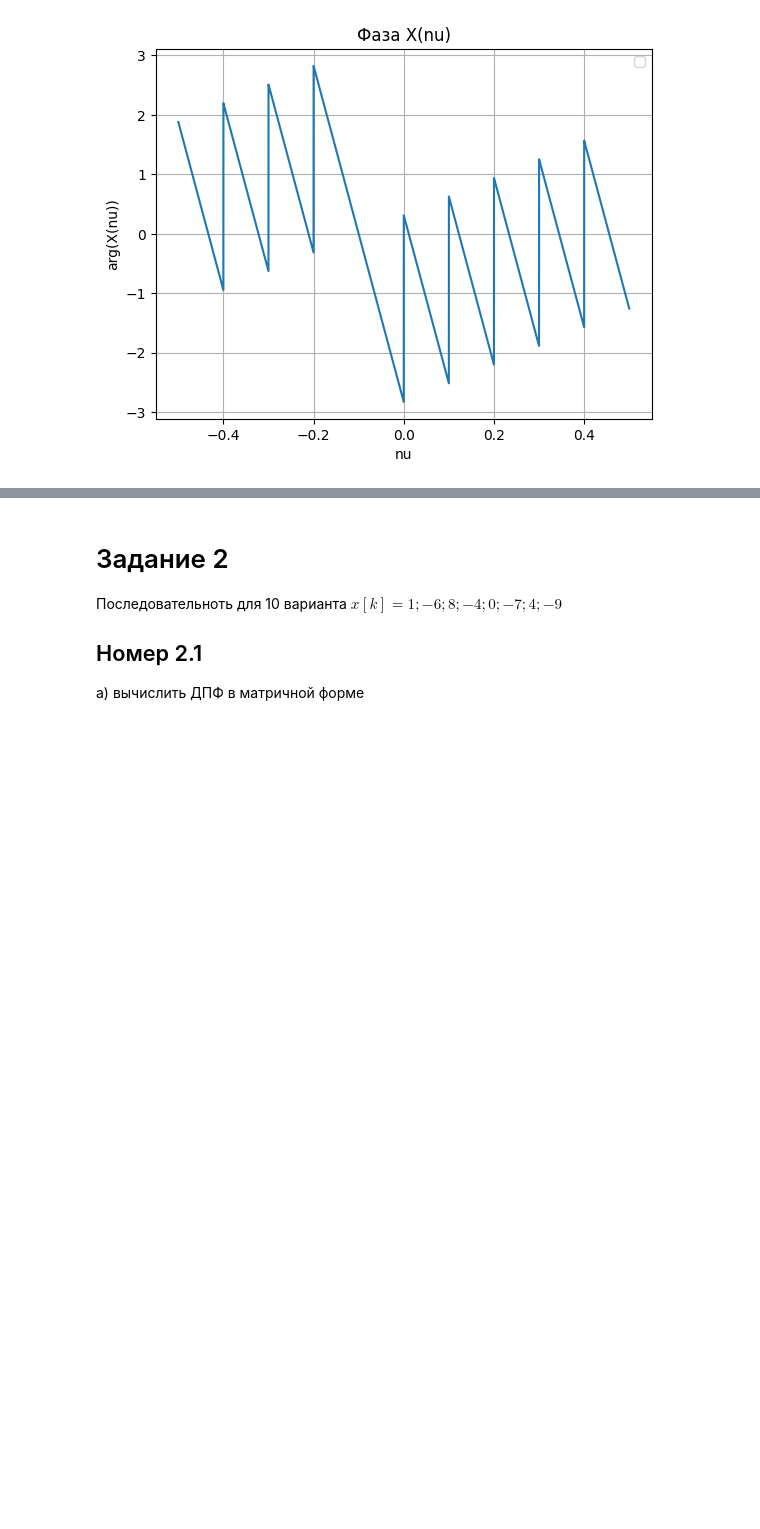
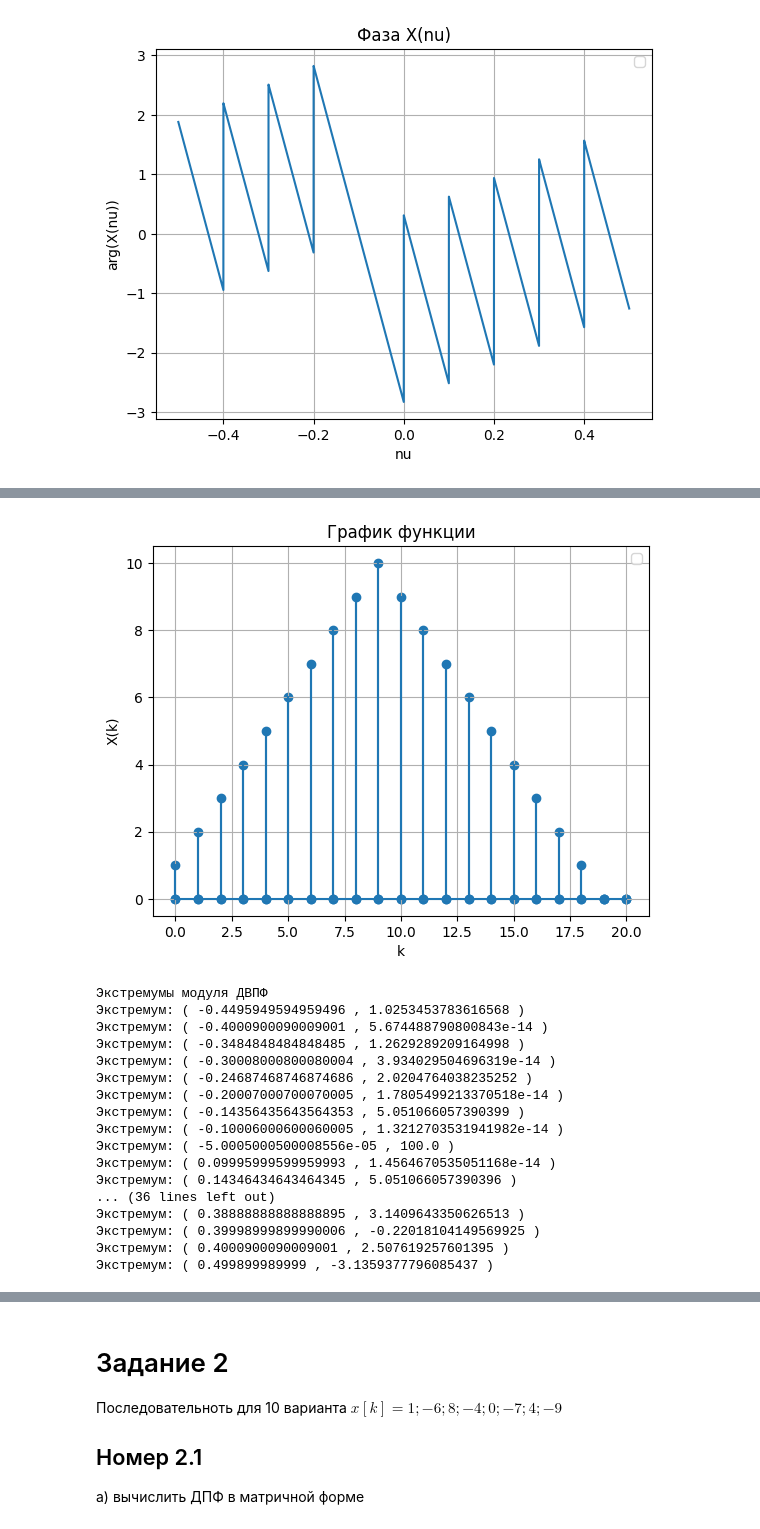
Before and after one commit to Zararest/Labs, a Jupyter notebook: RT_2/Result.ipynb, the cells around one changed output, grey strips where cells are left out. Saved outputs shown, nothing was run; the diff lists cells and outputs as text; code cells hidden in the pictures; blank space fills up the shorter version.

```diff
--- a/RT_2/Result.ipynb
+++ b/RT_2/Result.ipynb
@@ -8,7 +8,7 @@ import numpy as np # импорт бибилиотеки numpy
 import matplotlib.pyplot as plt # импорт модуля matplotlib.pyplot
 import scipy.integrate as integrate # импорт модуля численного интегрирования
 
-dpi = 10000
+dpi = 1000
 def sum(func, nu, k_l, k_u, real_part):
     res = 0
     for k in range(k_u - k_l):
@@ -262,0 +296,45 @@ $$ |X(\nu)| =  |\frac{sin(N \pi \nu)}{sin(\pi \nu)}|$$
+# %%
+class Conv:
+  result = np.array([])
+
+  def X_conv(k):
+    M = 2 * N
+    res = 0
+    for m in range(-M, M):
+      res += X_N(m) * X_N(k - m)
+    return res
+
+  def convolution():
+    size = 30
+    res = np.full((size), 0.0)
+    for i in range(size):
+      res[i] = Conv.X_conv(i)
+    return res
+
+  def conv_func(k):
+    if k < 0:
+      return 0
+    return Conv.result[k]
+
+Conv.result = Conv.convolution()
+print_func(Conv.X_conv, 0, 20)
+draw_graph(Conv.X_conv)
+# %% [output]
+[figure, added]
+Экстремумы модуля ДВПФ
+Экстремум: ( -0.4495949594959496 , 1.0253453783616568 )
+Экстремум: ( -0.4000900090009001 , 5.674488790800843e-14 )
+Экстремум: ( -0.3484848484848485 , 1.2629289209164998 )
+Экстремум: ( -0.30008000800080004 , 3.934029504696319e-14 )
+Экстремум: ( -0.24687468746874686 , 2.0204764038235252 )
+Экстремум: ( -0.20007000700070005 , 1.7805499213370518e-14 )
+Экстремум: ( -0.14356435643564353 , 5.051066057390399 )
+Экстремум: ( -0.10006000600060005 , 1.3212703531941982e-14 )
+Экстремум: ( -5.0005000500008556e-05 , 100.0 )
+Экстремум: ( 0.09995999599959993 , 1.4564670535051168e-14 )
+Экстремум: ( 0.14346434643464345 , 5.051066057390396 )
+... (36 lines left out)
+Экстремум: ( 0.38888888888888895 , 3.1409643350626513 )
+Экстремум: ( 0.39998999899990006 , -0.22018104149569925 )
+Экстремум: ( 0.4000900090009001 , 2.507619257601395 )
+Экстремум: ( 0.499899989999 , -3.1359377796085437 )
```
Also changed, not shown: parts of 21 cells of this notebook.
